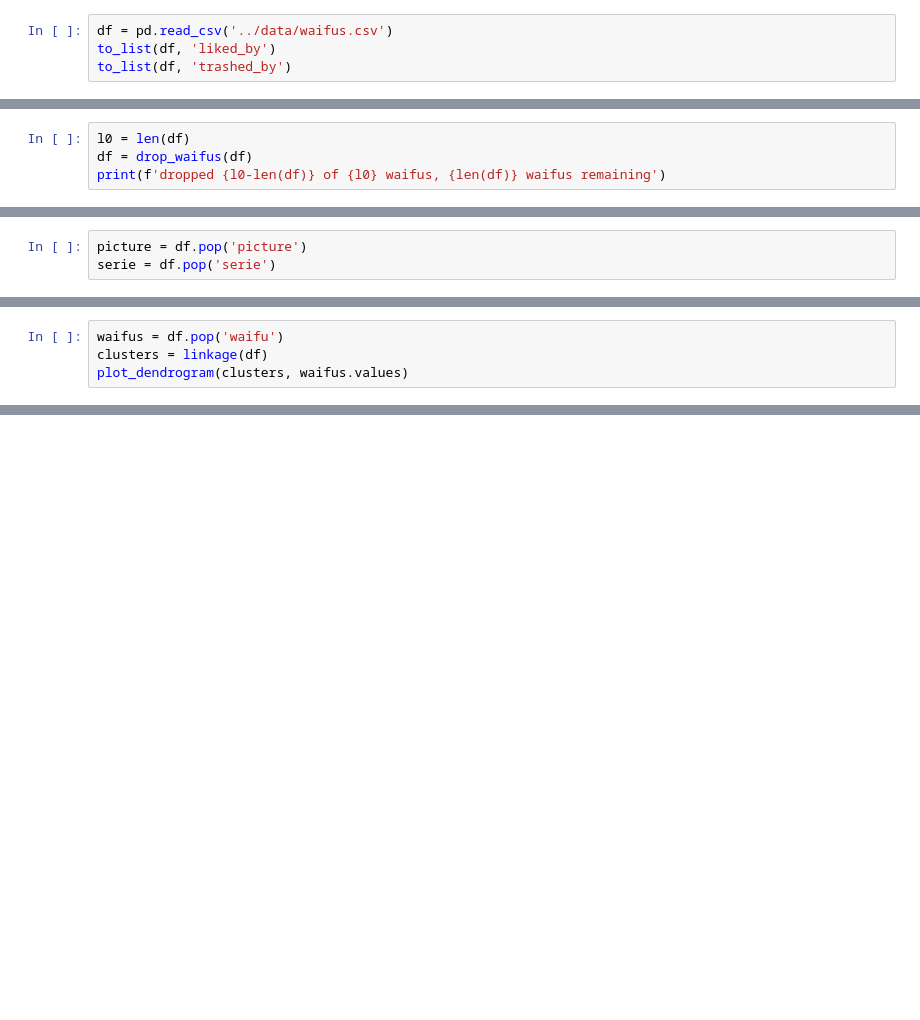
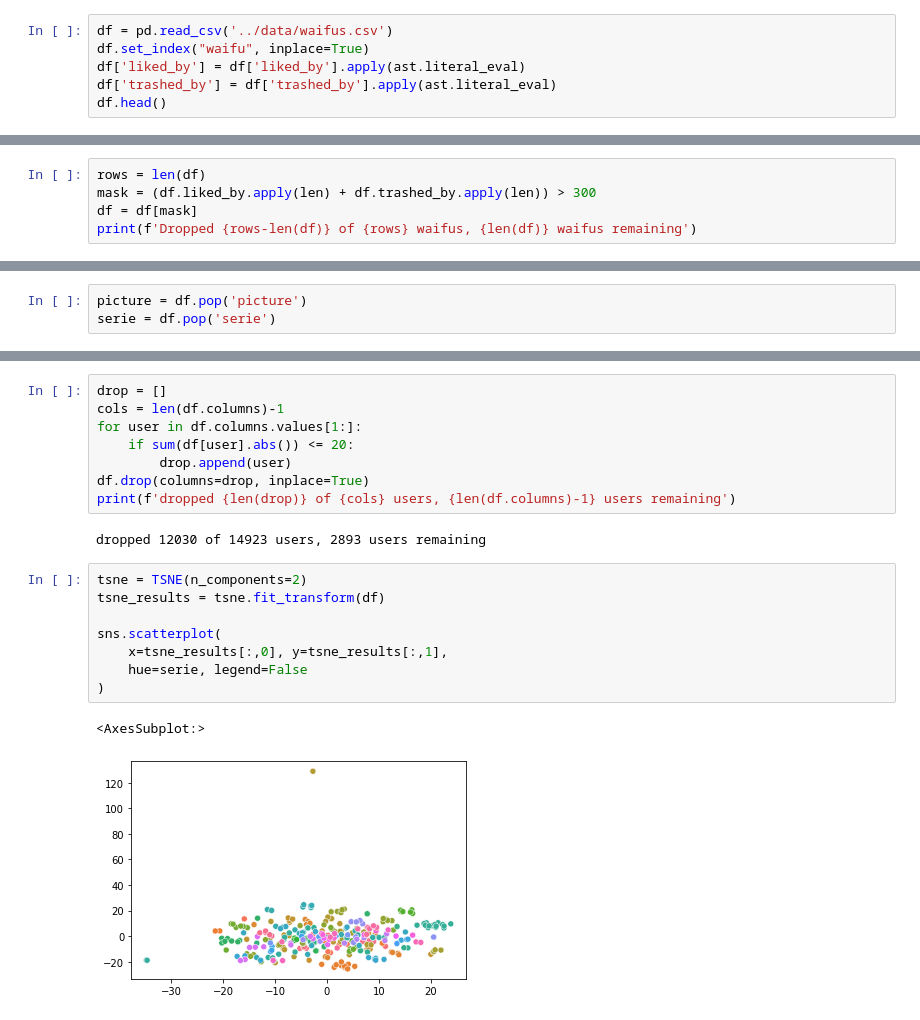
Before and after one commit to stradivari96/waifu-clustering, a Jupyter notebook: clustering/exploration.ipynb, the cells around one changed output, grey strips where cells are left out. Cells and saved outputs as stored; diff of their text form; blank space fills up the shorter version.

```diff
--- a/clustering/exploration.ipynb
+++ b/clustering/exploration.ipynb
@@ -116,4 +36,6 @@ def to_json(clusters):
 # %%
 df = pd.read_csv('../data/waifus.csv')
-to_list(df, 'liked_by')
-to_list(df, 'trashed_by')
+df.set_index("waifu", inplace=True)
+df['liked_by'] = df['liked_by'].apply(ast.literal_eval)
+df['trashed_by'] = df['trashed_by'].apply(ast.literal_eval)
+df.head()
@@ -120,5 +50,6 @@ to_list(df, 'trashed_by')
 # %%
-l0 = len(df)
-df = drop_waifus(df)
-print(f'dropped {l0-len(df)} of {l0} waifus, {len(df)} waifus remaining')
+rows = len(df)
+mask = (df.liked_by.apply(len) + df.trashed_by.apply(len)) > 300
+df = df[mask]
+print(f'Dropped {rows-len(df)} of {rows} waifus, {len(df)} waifus remaining')
 # %% [output]
@@ -147,4 +59,0 @@ dropped 12030 of 14925 users, 2895 users remaining
-# %%
-waifus = df.pop('waifu')
-clusters = linkage(df)
-plot_dendrogram(clusters, waifus.values)
@@ -154,0 +73,21 @@ json.dump(to_json(clusters), open('../data/d3-dendrogram.json', 'w'), sort_keys=
+# %%
+drop = []
+cols = len(df.columns)-1
+for user in df.columns.values[1:]:
+    if sum(df[user].abs()) <= 20:
+        drop.append(user)
+df.drop(columns=drop, inplace=True)
+print(f'dropped {len(drop)} of {cols} users, {len(df.columns)-1} users remaining')
+# %% [output]
+dropped 12030 of 14923 users, 2893 users remaining
+# %%
+tsne = TSNE(n_components=2)
+tsne_results = tsne.fit_transform(df)
+
+sns.scatterplot(
+    x=tsne_results[:,0], y=tsne_results[:,1],
+    hue=serie, legend=False
+)
+# %% [output]
+<AxesSubplot:>
+[figure, added]
```
Also changed, not shown: parts of 12 cells of this notebook, 1 other file.
